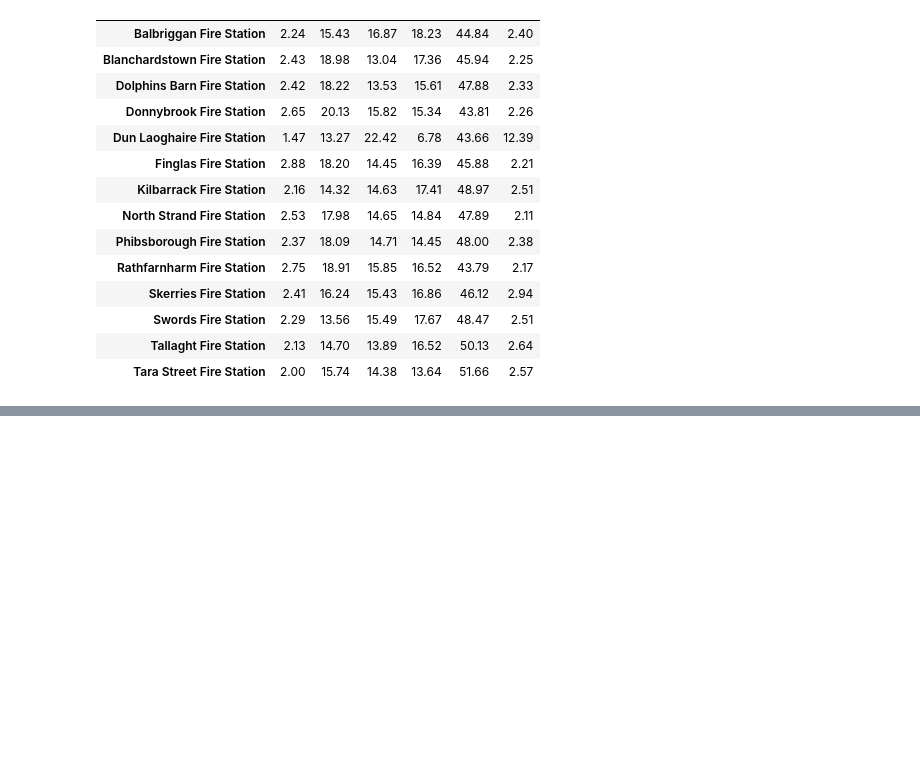
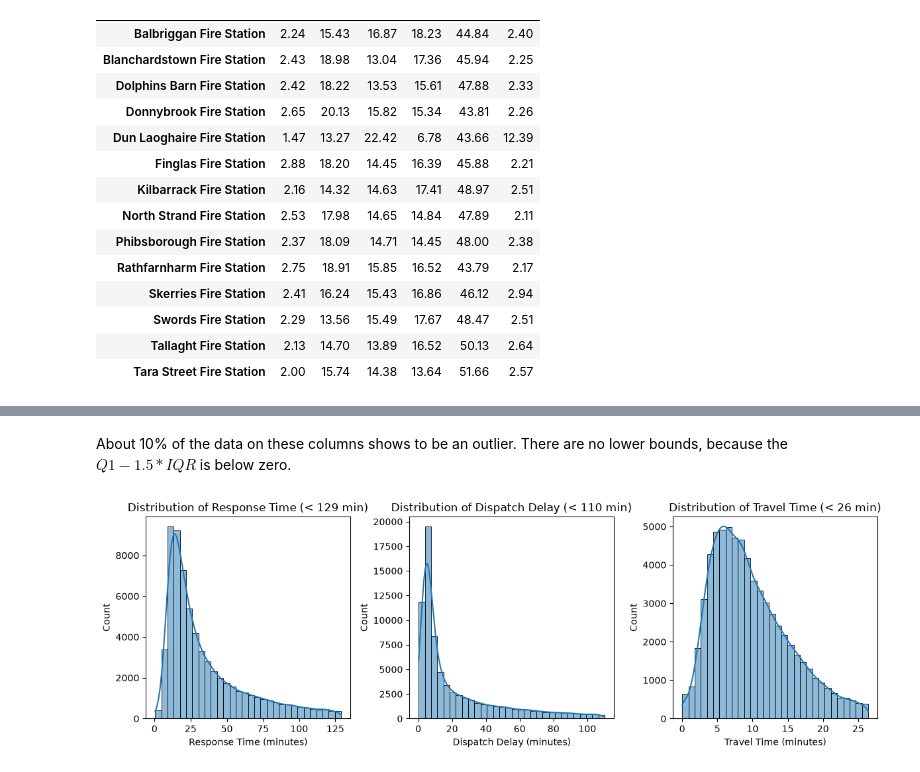
Before and after one commit to oscar-juarez-cct/ambulance-incidents, a Jupyter notebook: ambulance-incidents.ipynb, the cells around one changed output, grey strips where cells are left out. Drawn from its saved outputs; the diff is of its cells as text; code cells hidden in the pictures; blank space fills up the shorter version.

Commit message:
finding outliers and plotting time histograms

```diff
--- a/ambulance-incidents.ipynb
+++ b/ambulance-incidents.ipynb
@@ -175,12 +158,14 @@ dtype: int64
 Since most of the columns provide useful time data, we might as well get some other information into the dataset. We will reuse a function to calcute the minutes between two times.
 # %%
 def minutes_between(start, end):
-    if pd.isnull(start) or pd.isnull(end):
-        return np.nan
-
     diff = (pd.to_timedelta(df[end]) - pd.to_timedelta(df[start])).dt.total_seconds() / 60
     crossed_midnight = diff < -60
     diff[crossed_midnight] += 24 * 60
+
+    # end logged seconds before start
+    clock_error = (diff < 0) & ~crossed_midnight
+    diff[clock_error] = np.nan
+
     return diff
 # %% [markdown]
 ### Dispatch Delay
@@ -219,5 +204,5 @@ $CD - TOC$
 # %%
-df["job_duration"] = minutes_between("CD", "TOC")
+df["job_duration"] = minutes_between("TOC", "CD")
 # %%
 df.head()
 # %% [output]
@@ -330,0 +337,24 @@ plt.show()
+# %% [markdown]
+About 10% of the data on these columns shows to be an outlier. There are no lower bounds, because the $Q1 - 1.5 * IQR$ is below zero.
+# %%
+RESPONSE_TIME_THRESHOLD = 128.93
+DISPATCH_DELAY_THRESHOLD = 110.25
+TRAVEL_TIME_THRESHOLD = 26.43
+
+plt.figure(figsize=(12, 4))
+plt.subplot(1, 3, 1)
+sns.histplot(df[df["response_time"] < RESPONSE_TIME_THRESHOLD]["response_time"].dropna(), bins=30, kde=True)
+plt.title(f"Distribution of Response Time (< {RESPONSE_TIME_THRESHOLD:.0f} min)")
+plt.xlabel("Response Time (minutes)")
+plt.subplot(1, 3, 2)
+sns.histplot(df[df["dispatch_delay"] < DISPATCH_DELAY_THRESHOLD]["dispatch_delay"].dropna(), bins=30, kde=True)
+plt.title(f"Distribution of Dispatch Delay (< {DISPATCH_DELAY_THRESHOLD:.0f} min)")
+plt.xlabel("Dispatch Delay (minutes)")
+plt.subplot(1, 3, 3)
+sns.histplot(df[df["travel_time"] < TRAVEL_TIME_THRESHOLD]["travel_time"].dropna(), bins=30, kde=True)
+plt.title(f"Distribution of Travel Time (< {TRAVEL_TIME_THRESHOLD:.0f} min)")
+plt.xlabel("Travel Time (minutes)")
+plt.tight_layout()
+plt.show()
+# %% [output]
+[figure, added]
```
Also changed, not shown: parts of 12 cells of this notebook.
